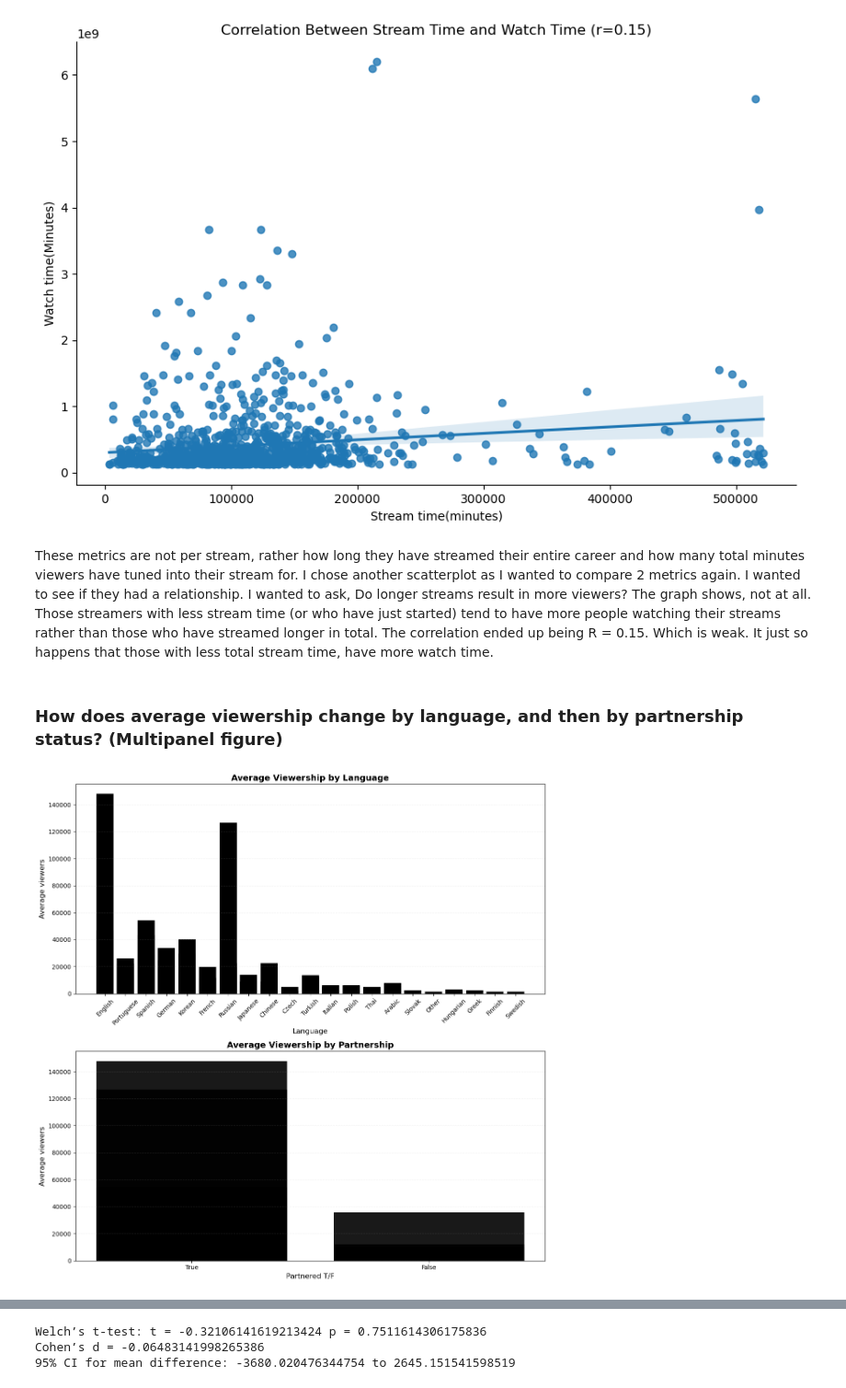
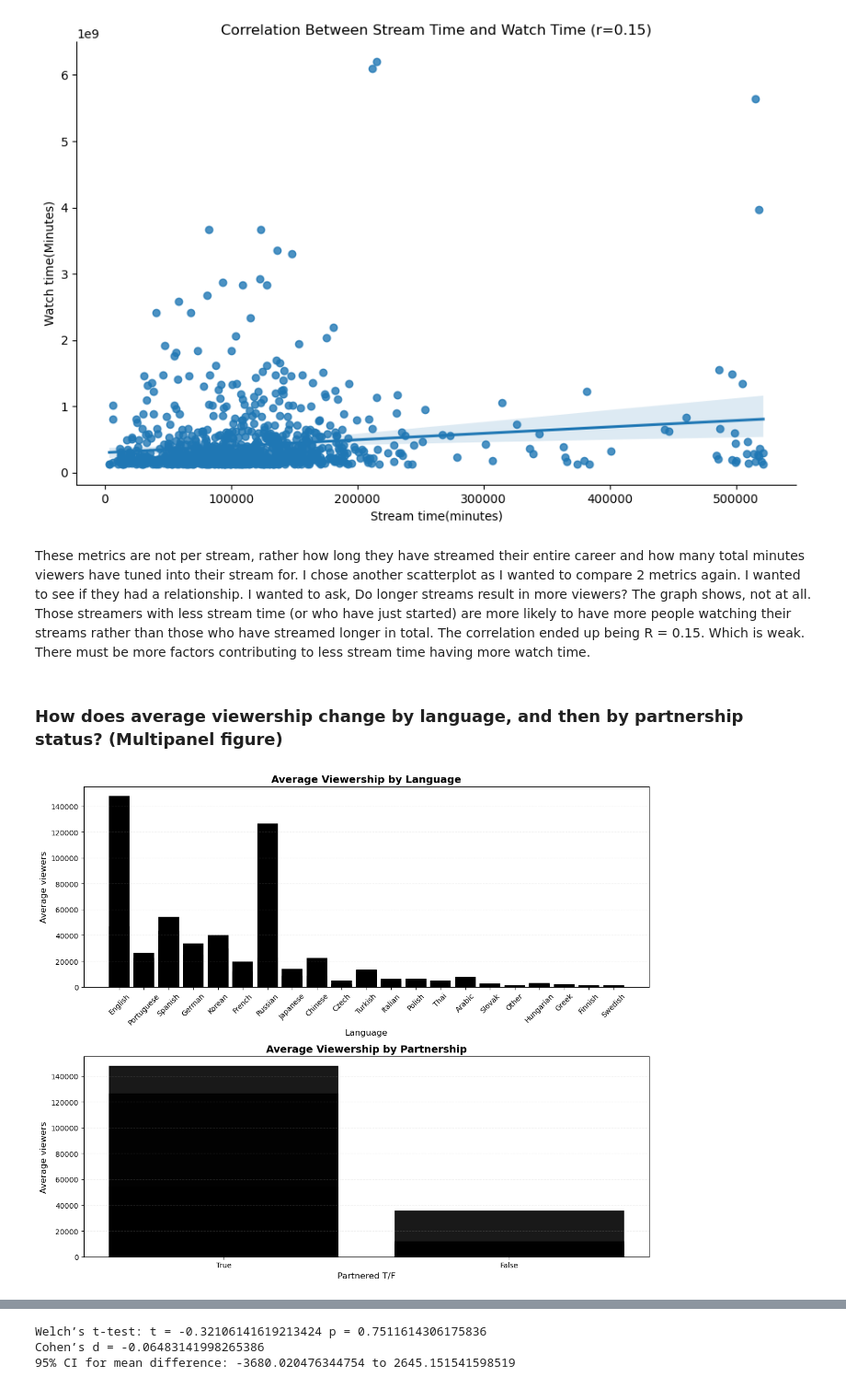
Before and after one commit to IT2053C-Gilany/final-project-martinbv99, a Jupyter notebook: final-projectMartinez.ipynb, the cells around one changed output, grey strips where cells are left out. Shown at 92% size. Cells and saved outputs as stored; diff of their text form; code cells hidden in the pictures.

```diff
--- a/final-projectMartinez.ipynb
+++ b/final-projectMartinez.ipynb
@@ -258,42 +260,42 @@ plt.show()
 Pearson r = 0.15058790087123808 p = 1.7239485521908603e-06
 [figure]
 # %% [markdown]
-These metrics are not per stream, rather how long they have streamed their entire career and how many total minutes viewers have tuned into their stream for. I chose another scatterplot as I wanted to compare 2 metrics again. I wanted to see if they had a relationship. I wanted to ask, Do longer streams result in more viewers? The graph shows, not at all. Those streamers with less stream time (or who have just started) tend to have more people watching their streams rather than those who have streamed longer in total. The correlation ended up being R = 0.15. Which is weak. It just so happens that those with less total stream time, have more watch time.
+These metrics are not per stream, rather how long they have streamed their entire career and how many total minutes viewers have tuned into their stream for. I chose another scatterplot as I wanted to compare 2 metrics again. I wanted to see if they had a relationship. I wanted to ask, Do longer streams result in more viewers? The graph shows, not at all. Those streamers with less stream time (or who have just started) are more likely to have more people watching their streams rather than those who have streamed longer in total. The correlation ended up being R = 0.15. Which is weak. There must be more factors contributing to less stream time having more watch time.
 # %% [markdown]
 ### How does average viewership change by language, and then by partnership status? (Multipanel figure)
 # %%
 #Average viewers by partnership
 
-fig, axes = plt.subplots(2, 1, figsize=(12, 12))
+fig, axes = plt.subplots(2, 1, figsize=(12, 10))
 
 #First Plot
 ax = axes[0]
 ax.bar(df['Language'], df['Average viewers'],
        color="black", alpha=1.0, edgecolor='black', linewidth=1.2)
 
 ax.grid(linestyle='--', alpha=0.2, axis='y')
 ax.set_xlabel('Language', fontsize=12)
 ax.set_ylabel('Average viewers', fontsize=12)
 ax.set_title('Average Viewership by Language', fontsize=14, fontweight='bold')
 ax.tick_params(axis='x', rotation=45)
 
 
 #Second plot
 ax = axes[1]
 
 partner_str = df['Partnered'].astype(str)
 
 ax.bar(partner_str, df['Average viewers'],
        color="black", alpha=0.9, edgecolor='black', linewidth=1.2)
 
 ax.grid(linestyle='--', alpha=0.2, axis='y')
 ax.set_xlabel('Partnered T/F', fontsize=12)
 ax.set_ylabel('Average viewers', fontsize=12)
 ax.set_title('Average Viewership by Partnership', fontsize=14, fontweight='bold')
 
 
 plt.tight_layout()
 plt.show()
 # %% [output]
-[figure, old version]
+[figure, new version]
 # %% [markdown]
```
Also changed, not shown: parts of 6 cells of this notebook.
